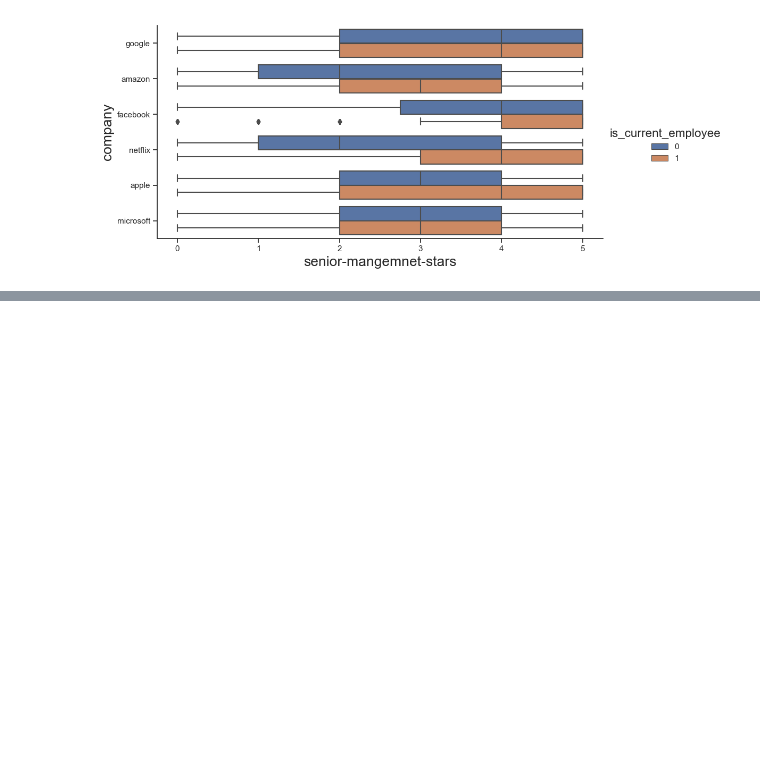
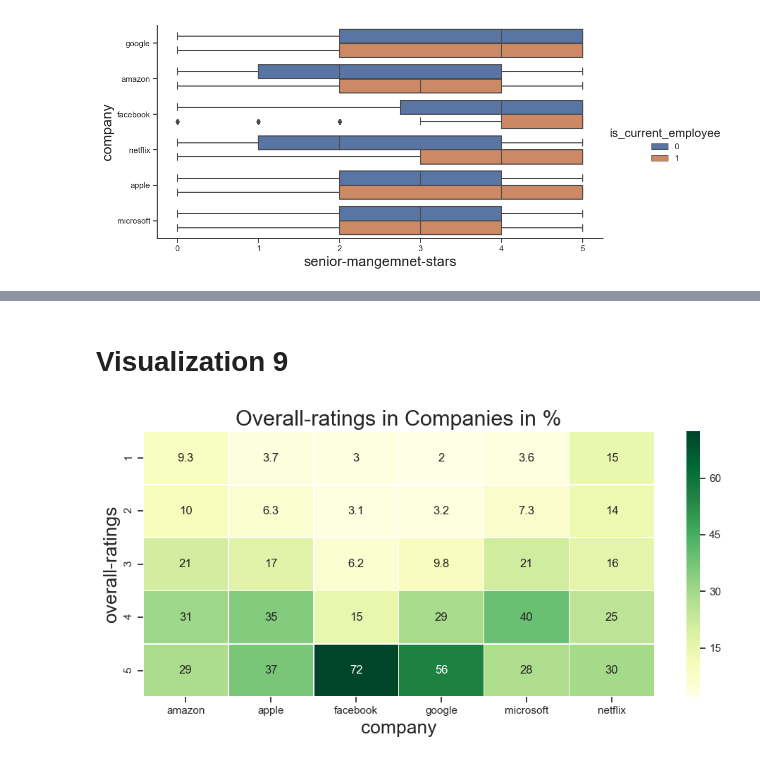
Before and after one commit to SanketBhaud/Sentiment_Analysis, a Jupyter notebook: Sentimental Analysis.ipynb, the cells around one changed output, grey strips where cells are left out. Saved outputs shown, nothing was run; the diff lists cells and outputs as text; code cells hidden in the pictures; blank space fills up the shorter version.

```diff
--- a/Sentimental Analysis.ipynb
+++ b/Sentimental Analysis.ipynb
@@ -569,0 +609,23 @@ plt.show()
+# %% [markdown]
+# Visualization 9
+# %%
+def plot_heatmap(dataCol1, dataCol2, heading):
+    grpby = df.groupby([dataCol1, dataCol2]).size()
+    pct = grpby.groupby(level=1).apply(lambda x:100 * x / float(x.sum()))
+    unstk_data = pct.unstack()
+    fig, ax = plt.subplots(figsize=(10,5))
+    sns.heatmap(unstk_data, annot=True, linewidths=.5, ax=ax, cmap='YlGn')
+    ax.set_title(heading)
+    fig.tight_layout()
+    plt.show()
+# %%
+plot_heatmap('overall-ratings','company', 'Overall-ratings in Companies in %' )
+
+#Assuming 4 and above to be very good rating, and less than 4 to be not so good, some observations from the above plot are:
+#72% people in FB have rated it 5 and overall 87% people are very happy working in FB. This is followed by Gogle with 85%
+#NetFlix has got a 55-45% which means people have neutral say about the company
+#60% people are happy with Amazon
+#72% people are happy with Apple
+#68% people are happy with Microsoft
+# %% [output]
+[figure, added]
```
Also changed, not shown: parts of 8 cells of this notebook.
